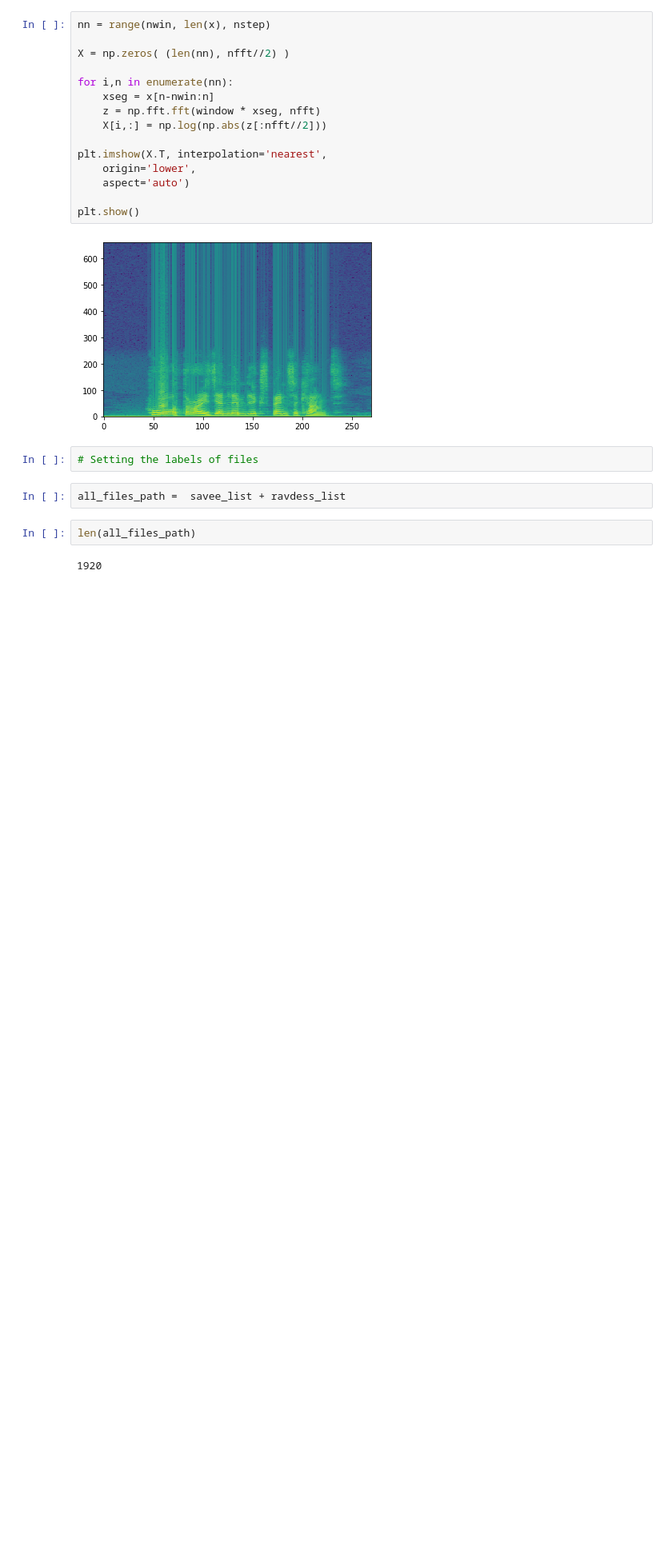
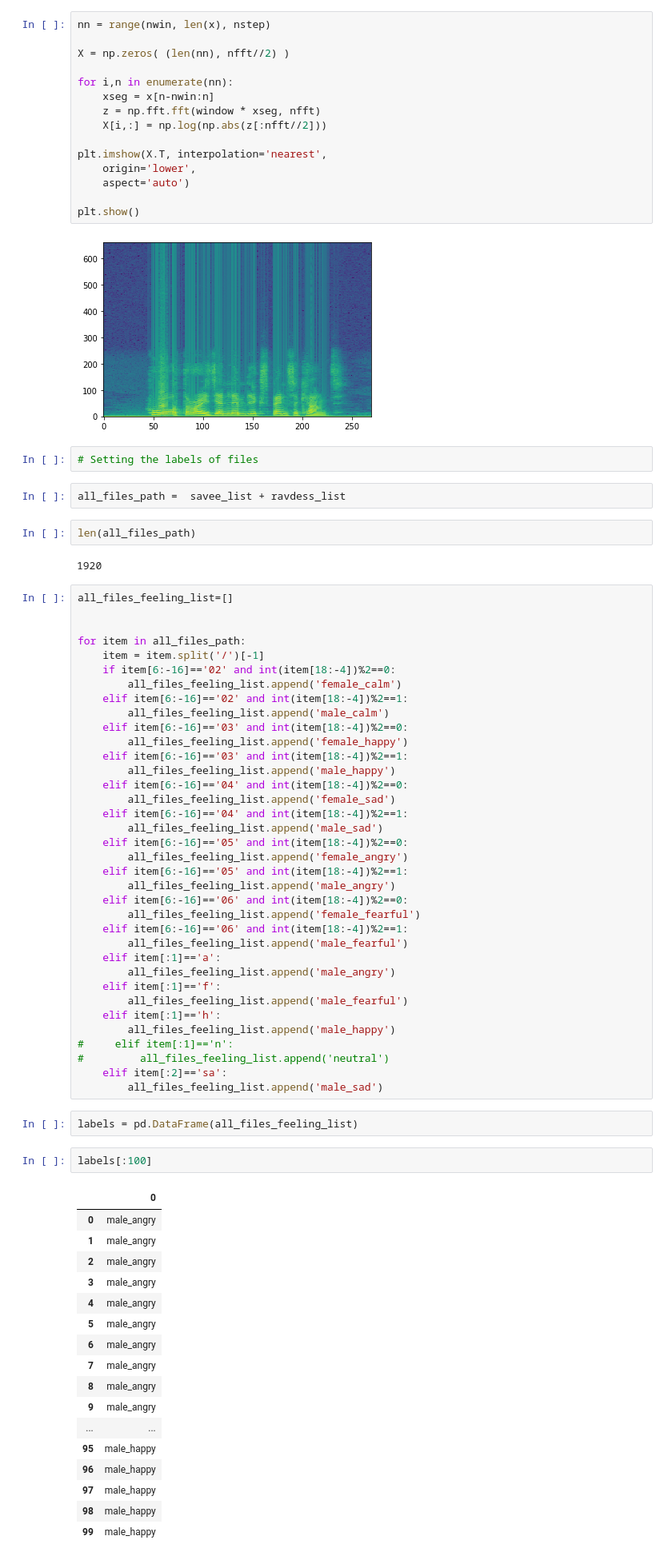
Before and after one commit to RadhiMalhotra98/CS584-Machine-Learning-Project, a Jupyter notebook: TRAINING_MODULE.ipynb, the cells around one changed output. Shown: that part at 80% size. Saved outputs shown, nothing was run; the diff lists cells and outputs as text; blank space fills up the shorter version.

```diff
--- a/TRAINING_MODULE.ipynb
+++ b/TRAINING_MODULE.ipynb
@@ -177,3 +177,61 @@ all_files_path =  savee_list + ravdess_list
 len(all_files_path)
 # %% [output]
 1920
+# %%
+all_files_feeling_list=[]
+
+
+for item in all_files_path:
+    item = item.split('/')[-1]
+    if item[6:-16]=='02' and int(item[18:-4])%2==0:
+        all_files_feeling_list.append('female_calm')
+    elif item[6:-16]=='02' and int(item[18:-4])%2==1:
+        all_files_feeling_list.append('male_calm')
+    elif item[6:-16]=='03' and int(item[18:-4])%2==0:
+        all_files_feeling_list.append('female_happy')
+    elif item[6:-16]=='03' and int(item[18:-4])%2==1:
+        all_files_feeling_list.append('male_happy')
+    elif item[6:-16]=='04' and int(item[18:-4])%2==0:
+        all_files_feeling_list.append('female_sad')
+    elif item[6:-16]=='04' and int(item[18:-4])%2==1:
+        all_files_feeling_list.append('male_sad')
+    elif item[6:-16]=='05' and int(item[18:-4])%2==0:
+        all_files_feeling_list.append('female_angry')
+    elif item[6:-16]=='05' and int(item[18:-4])%2==1:
+        all_files_feeling_list.append('male_angry')
+    elif item[6:-16]=='06' and int(item[18:-4])%2==0:
+        all_files_feeling_list.append('female_fearful')
+    elif item[6:-16]=='06' and int(item[18:-4])%2==1:
+        all_files_feeling_list.append('male_fearful')
+    elif item[:1]=='a':
+        all_files_feeling_list.append('male_angry')
+    elif item[:1]=='f':
+        all_files_feeling_list.append('male_fearful')
+    elif item[:1]=='h':
+        all_files_feeling_list.append('male_happy')
+#     elif item[:1]=='n':
+#         all_files_feeling_list.append('neutral')
+    elif item[:2]=='sa':
+        all_files_feeling_list.append('male_sad')
+# %%
+labels = pd.DataFrame(all_files_feeling_list)
+# %%
+labels[:100]
+# %% [output]
+|  | 0 |
+| 0 | male_angry |
+| 1 | male_angry |
+| 2 | male_angry |
+| 3 | male_angry |
+| 4 | male_angry |
+| 5 | male_angry |
+| 6 | male_angry |
+| 7 | male_angry |
+| 8 | male_angry |
+| 9 | male_angry |
+| ... | ... |
+| 95 | male_happy |
+| 96 | male_happy |
+| 97 | male_happy |
+| 98 | male_happy |
+| 99 | male_happy |
```
Also changed, not shown: parts of 3 cells of this notebook.
